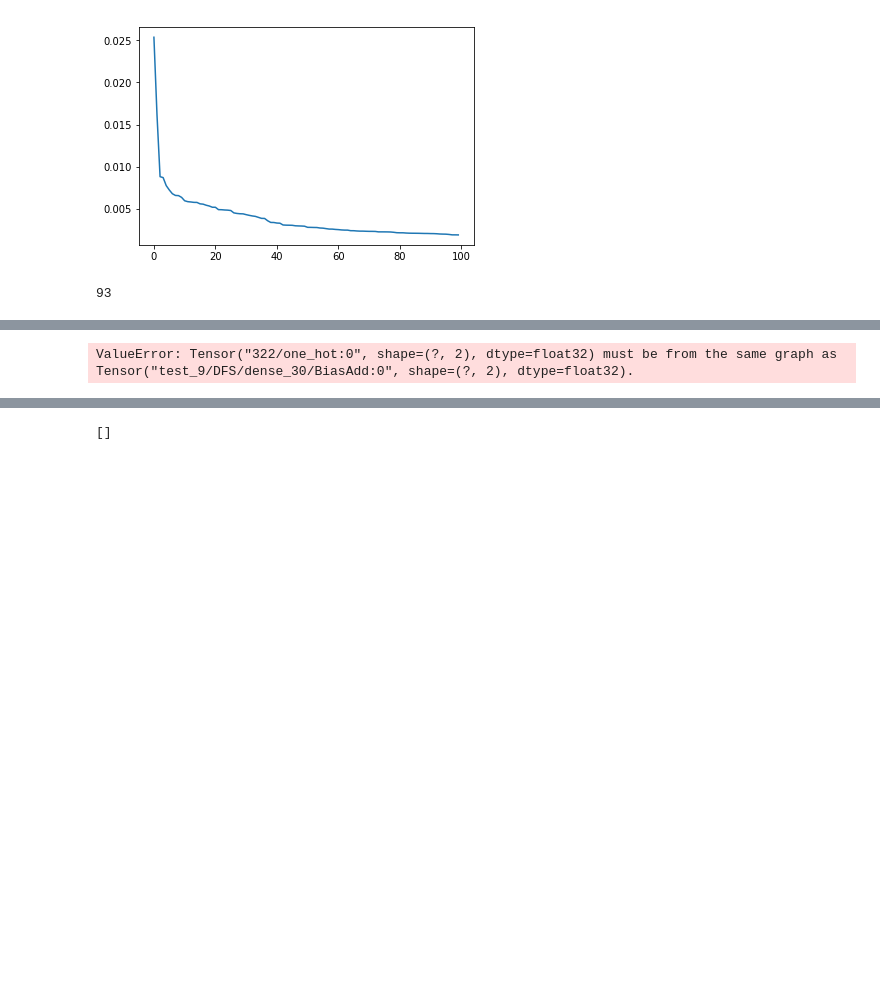
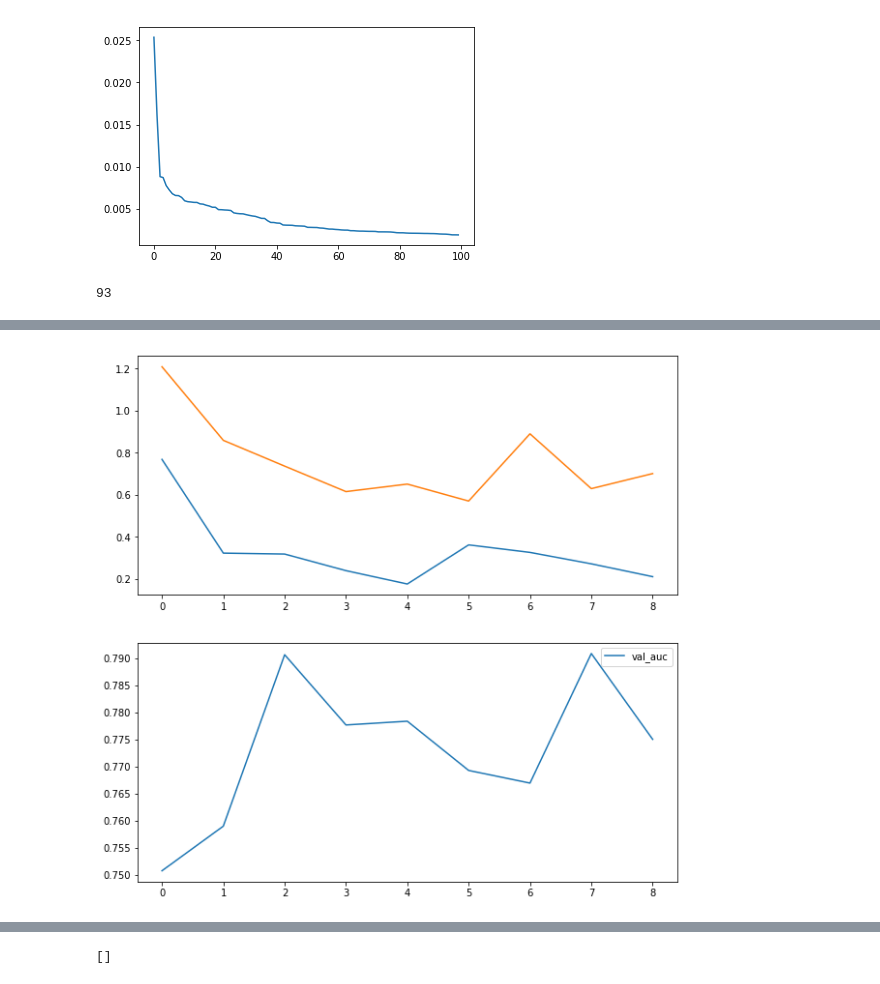
Before and after one commit to rykachevskiy/insilico_test, a Jupyter notebook: src/main.ipynb, the cells around one changed output, grey strips where cells are left out. Saved outputs shown, nothing was run; the diff lists cells and outputs as text; code cells hidden in the pictures; blank space fills up the shorter version.

```diff
--- a/src/main.ipynb
+++ b/src/main.ipynb
@@ -38,7 +49,7 @@ from sklearn.ensemble import RandomForestClassifier
 # %%
 rf = RandomForestClassifier(100)
 # %%
-rf.fit(X_tr, y_tr)
+rf.fit(X_tr[:,1460].reshape(-1,1), y_tr)
 # %% [output]
 RandomForestClassifier(bootstrap=True, class_weight=None, criterion='gini',
             max_depth=None, max_features='auto', max_leaf_nodes=None,
@@ -226,4 +272,6 @@ exp_1 = NNexperiment("322", feature_mask)
+# %%
+exp_1 = NNexperiment("322", np.ones(X.shape[1]).astype(bool), sess)
 # %%
-exp_1.run_experiment(X_tr, y_tr, X_te, y_te, 300)
+exp_1.run_experiment(X_tr, y_tr, X_te, y_te, 20)
 # %% [output]
-ValueError: Tensor("322/one_hot:0", shape=(?, 2), dtype=float32) must be from the same graph as Tensor("test_9/DFS/dense_30/BiasAdd:0", shape=(?, 2), dtype=float32).
+[figure, added]
```
Also changed, not shown: parts of 33 cells of this notebook, 1 other file.
